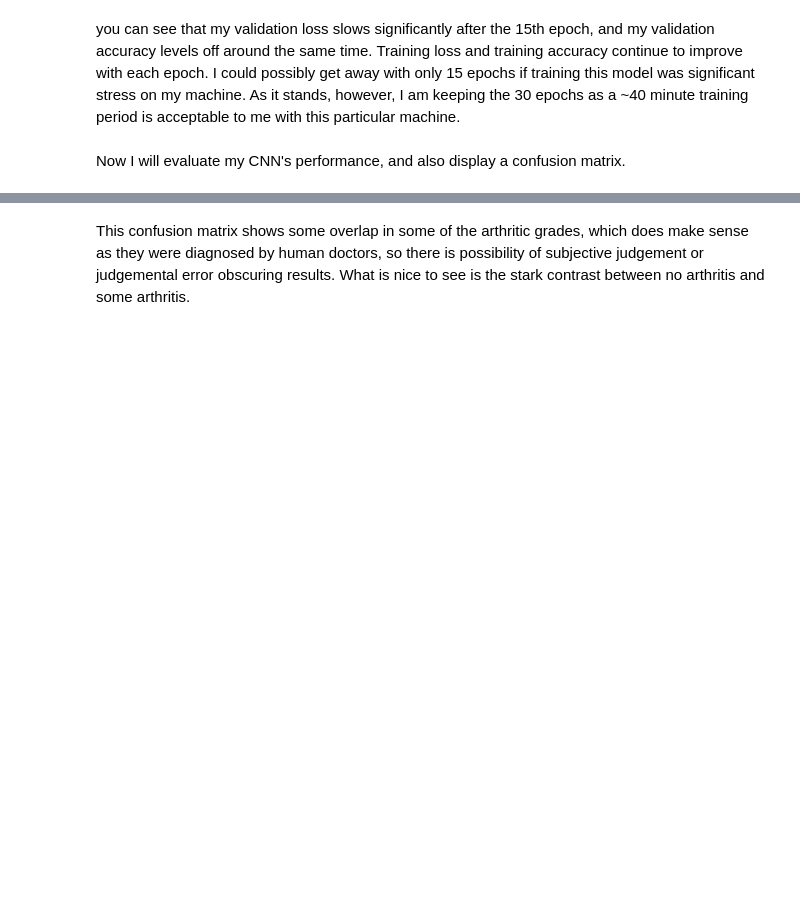
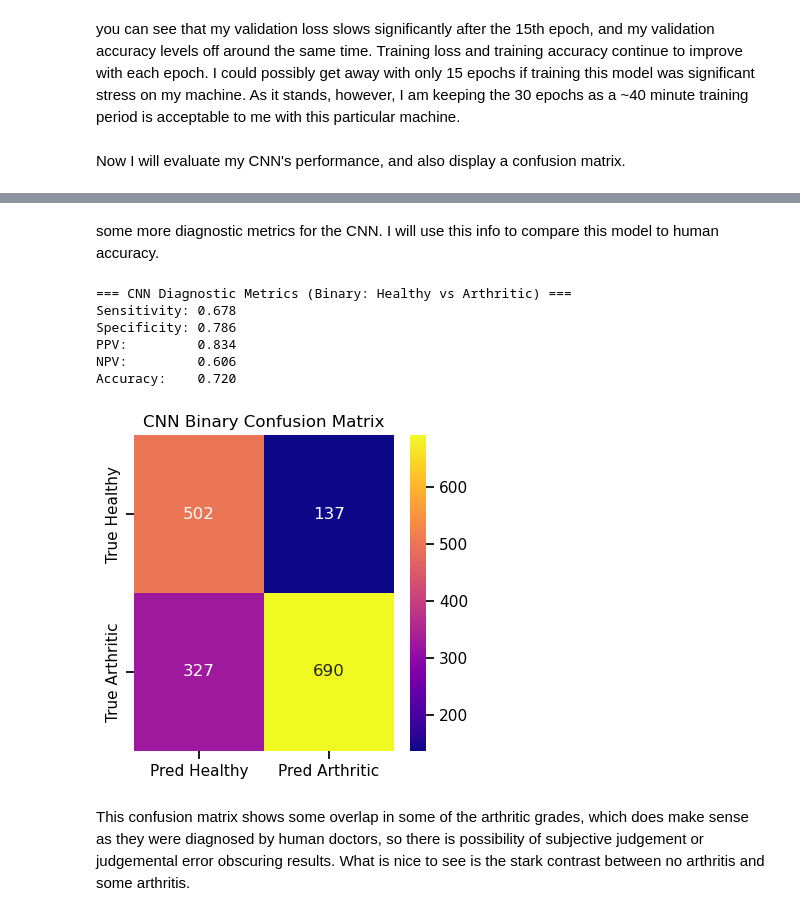
Before and after one commit to Kate-Zilla/deep-learning-arthritis-detection, a Jupyter notebook: arth_det.ipynb, the cells around one changed output, grey strips where cells are left out. Cells and saved outputs as stored; diff of their text form; code cells hidden in the pictures; blank space fills up the shorter version.

```diff
--- a/arth_det.ipynb
+++ b/arth_det.ipynb
@@ -451,0 +452,47 @@ weighted avg       0.49      0.54      0.50      1656
+# %% [markdown]
+some more diagnostic metrics for the CNN. I will use this info to compare this model to human accuracy.
+# %%
+# Confusion Matrix Layout:
+# cm = [[TN, FP],
+#       [FN, TP]]
+# BUT because this is multi-class 0–4, I will collapse to:
+#   Healthy (0) vs Arthritic (1–4)
+
+# Convert y_true and y_pred to binary
+y_true_binary = (y_true > 0).astype(int)
+y_pred_binary = (y_pred > 0).astype(int)
+
+# Compute confusion matrix for binary labels
+cm_bin = confusion_matrix(y_true_binary, y_pred_binary)
+TN, FP, FN, TP = cm_bin.ravel()
+
+# Compute metrics
+sensitivity = TP / (TP + FN)          # True Positive Rate
+specificity = TN / (TN + FP)          # True Negative Rate
+ppv = TP / (TP + FP)                  # Precision / Positive Predictive Value
+npv = TN / (TN + FN)                  # Negative Predictive Value
+accuracy = (TP + TN) / cm_bin.sum()
+
+print("=== CNN Diagnostic Metrics (Binary: Healthy vs Arthritic) ===")
+print(f"Sensitivity: {sensitivity:.3f}")
+print(f"Specificity: {specificity:.3f}")
+print(f"PPV:         {ppv:.3f}")
+print(f"NPV:         {npv:.3f}")
+print(f"Accuracy:    {accuracy:.3f}")
+
+# Plot binary confusion matrix in plasma
+plt.figure(figsize=(4,4))
+sns.heatmap(cm_bin, annot=True, fmt="d", cmap="plasma",
+            xticklabels=["Pred Healthy","Pred Arthritic"],
+            yticklabels=["True Healthy","True Arthritic"])
+plt.title("CNN Binary Confusion Matrix")
+plt.tight_layout()
+plt.show()
+# %% [output]
+=== CNN Diagnostic Metrics (Binary: Healthy vs Arthritic) ===
+Sensitivity: 0.678
+Specificity: 0.786
+PPV:         0.834
+NPV:         0.606
+Accuracy:    0.720
+[figure, added]
```
Also changed, not shown: parts of 39 cells of this notebook.
